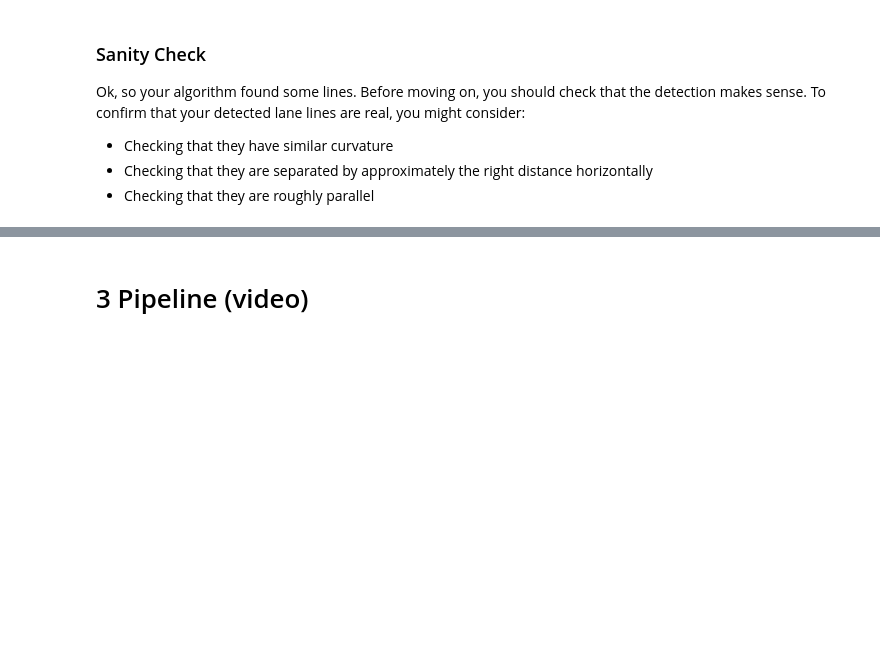
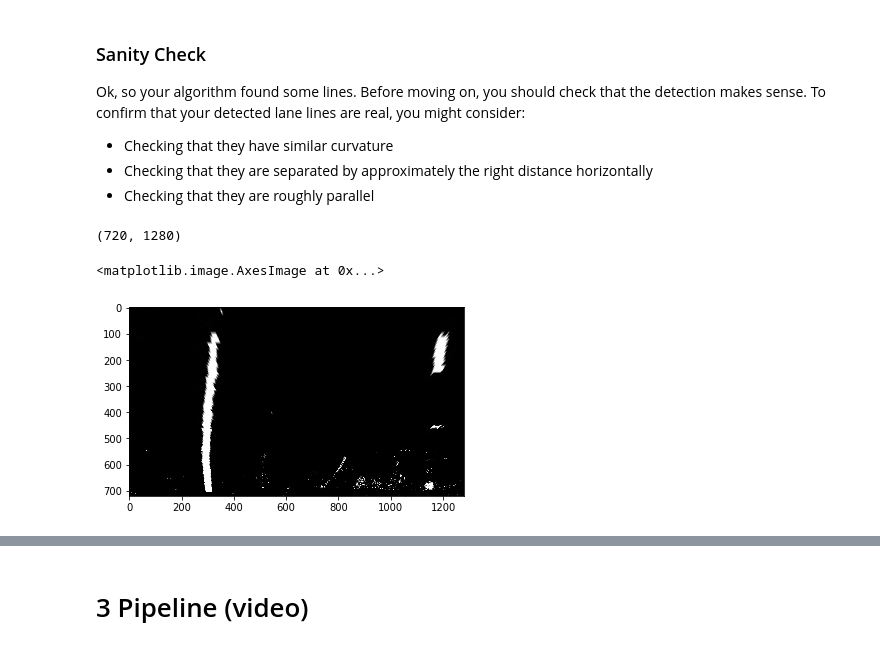
Before and after one commit to mgdreamingstar/CarND-Advanced-Lane-Lines, a Jupyter notebook: Advance-Lane-Lines.ipynb, the cells around one changed output, grey strips where cells are left out. Saved outputs shown, nothing was run; the diff lists cells and outputs as text; code cells hidden in the pictures; blank space fills up the shorter version.

```diff
--- a/Advance-Lane-Lines.ipynb
+++ b/Advance-Lane-Lines.ipynb
@@ -663,6 +670,15 @@ Ok, so your algorithm found some lines. Before moving on, you should check that
 - Checking that they have similar curvature
 - Checking that they are separated by approximately the right distance horizontally
 - Checking that they are roughly parallel
+# %%
+if pers_warped.ndim > 2:
+    pers_warped = cv2.cvtColor(pers_warped, cv2.COLOR_BGR2GRAY)
+print(pers_warped.shape)
+plt.imshow(pers_warped, cmap='gray')
+# %% [output]
+(720, 1280)
+<matplotlib.image.AxesImage at 0x...>
+[figure, added]
 # %%
 # Create an image to draw the lines on
 def project_back(origin_image,lane_warped = pers_warped, Minv = Minv_w, left = left_fitx, right = right_fitx, y = ploty):
```
Also changed, not shown: parts of 7 cells of this notebook, 5 other files.
